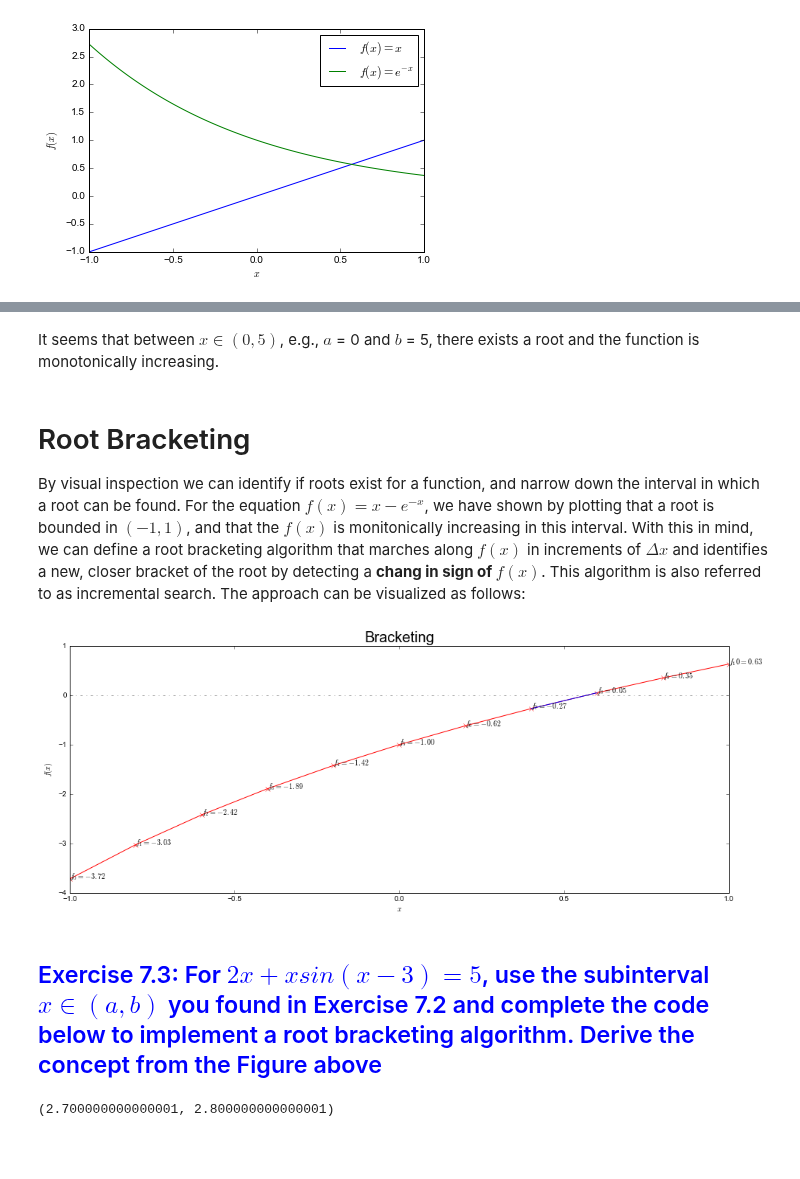
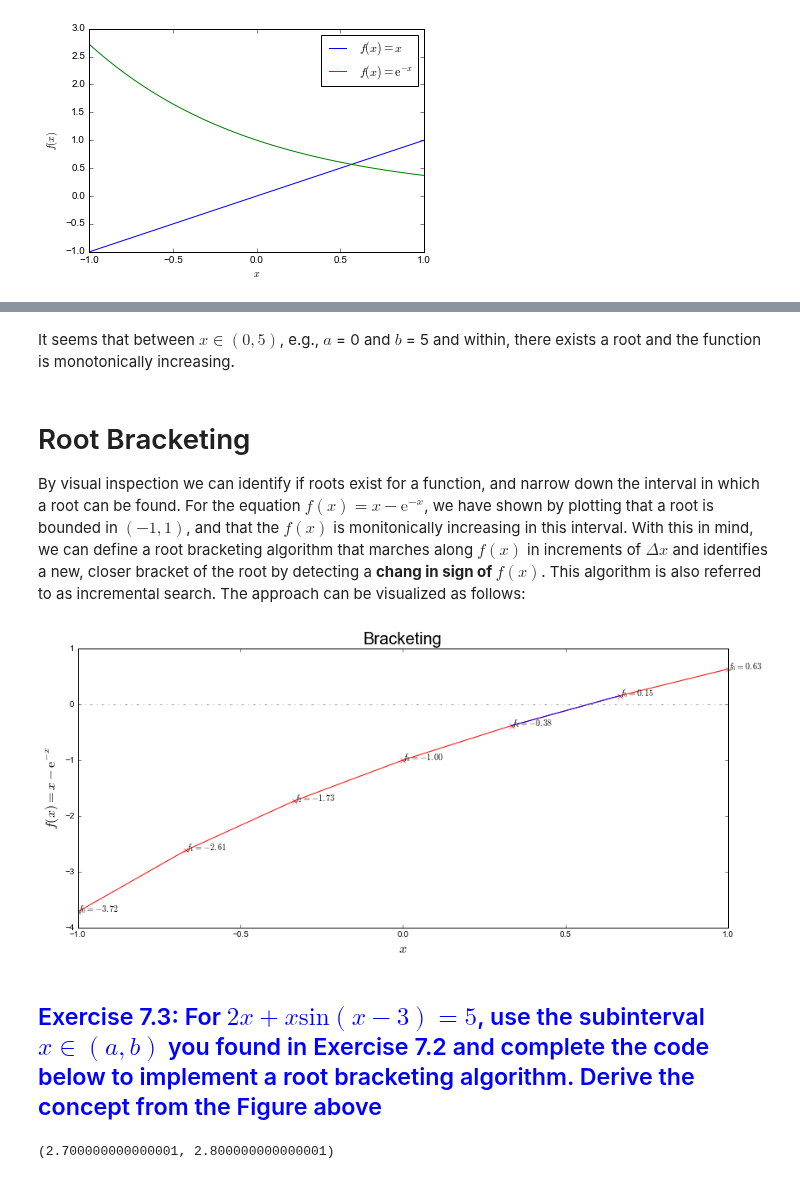
Before and after one commit to ggorman/Numerical-methods-1, a Jupyter notebook: notebook/roots_of_equations.ipynb, the cells around one changed output, grey strips where cells are left out. Drawn from its saved outputs; the diff is of its cells as text; code cells hidden in the pictures; blank space fills up the shorter version.

Commit message:
roots notebook incl solutions final

```diff
--- a/notebook/roots_of_equations.ipynb
+++ b/notebook/roots_of_equations.ipynb
@@ -108,0 +82,7 @@ x_17 = 0.56719
+# %%
+# THIS CELL IS FOR ILLUSTRATIONAL PURPOSES ONLY
+%matplotlib inline
+import auxilliary_plots  # only for illustrational purposes
+def f(x):
+    return np.exp(-x)
+auxilliary_plots.picard_convergence_pattern(f, 0., flabel=r'$f(x) = \mathrm{e}^{-x}$')
@@ -163,24 +169,24 @@ plt.show()
 # %% [markdown]
-It seems that between $x \in (0,5)$, e.g., $a$ = 0 and $b$ = 5, there exists a root and the function is monotonically increasing.
+It seems that between $x \in (0,5)$, e.g., $a$ = 0 and $b$ = 5 and within, there exists a root and the function is monotonically increasing.
 # %% [markdown]
 # Root Bracketing
 
-By visual inspection we can identify if roots exist for a function, and narrow down the interval in which a root can be found. For the equation $f(x) = x - e^{-x}$, we have shown by plotting that a root is bounded in $(-1,1)$, and that the $f(x)$ is monitonically increasing in this interval. With this in mind, we can define a root bracketing algorithm that marches along $f(x)$ in increments of $\Delta x$ and identifies a new, closer bracket of the root by detecting a **chang in sign of $f(x)$**. This algorithm is also referred to as incremental search. The approach can be visualized as follows:
+By visual inspection we can identify if roots exist for a function, and narrow down the interval in which a root can be found. For the equation $f(x) = x - \mathrm{e}^{-x}$, we have shown by plotting that a root is bounded in $(-1,1)$, and that the $f(x)$ is monitonically increasing in this interval. With this in mind, we can define a root bracketing algorithm that marches along $f(x)$ in increments of $\Delta x$ and identifies a new, closer bracket of the root by detecting a **chang in sign of $f(x)$**. This algorithm is also referred to as incremental search. The approach can be visualized as follows:
 # %%
-# this cell is for illustrational purposes only
+# THIS CELL IS FOR ILLUSTRATIONAL PURPOSES ONLY
 %matplotlib inline
 import numpy as np
 import matplotlib.pyplot as plt
 import auxilliary_plots
 
 def f(x):
     return x - np.exp(-x)
 
-auxilliary_plots.root_bracketing_pattern(f, -1., 1., 0.2)
+auxilliary_plots.root_bracketing_pattern(f, -1., 1., 0.3, flabel=r'$f(x) = x - \mathrm{e}^{-x}$')
 # %% [output]
-[figure, old version]
+[figure, new version]
 # %% [markdown]
-## <span style="color:blue">Exercise 7.3: For $2x + x sin(x-3) = 5$, use the subinterval $x \in(a,b)$ you found in Exercise 7.2 and complete the code below to implement a root bracketing algorithm. Derive the concept from the Figure above</span>
+## <span style="color:blue">Exercise 7.3: For $2x + x \mathrm{sin}(x-3) = 5$, use the subinterval $x \in(a,b)$ you found in Exercise 7.2 and complete the code below to implement a root bracketing algorithm. Derive the concept from the Figure above</span>
 # %%
 %matplotlib inline
 import numpy as np
```
Also changed, not shown: parts of 34 cells of this notebook, 1 other file.
